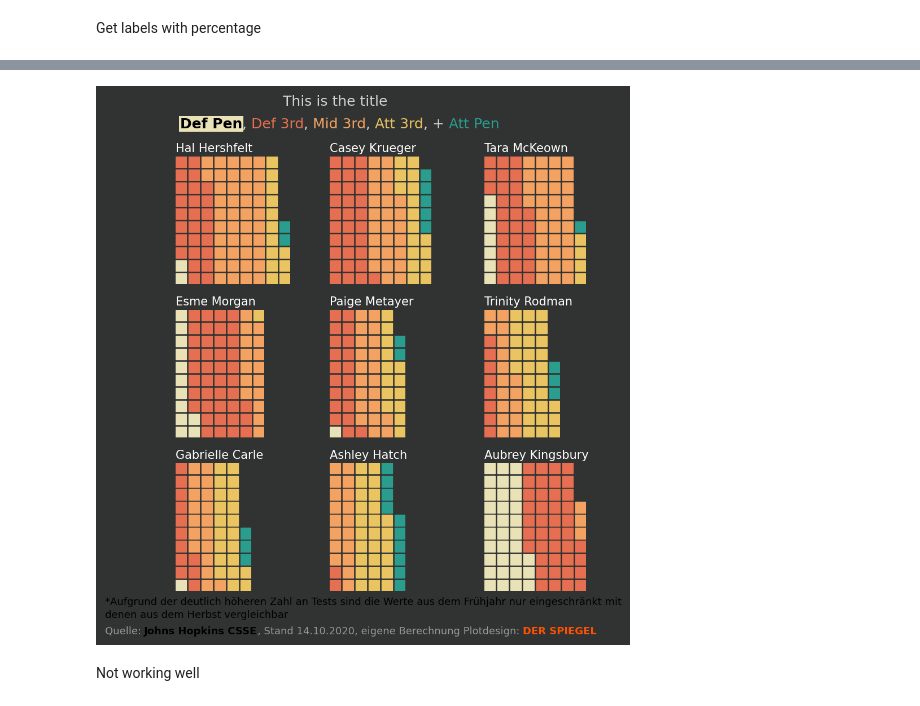
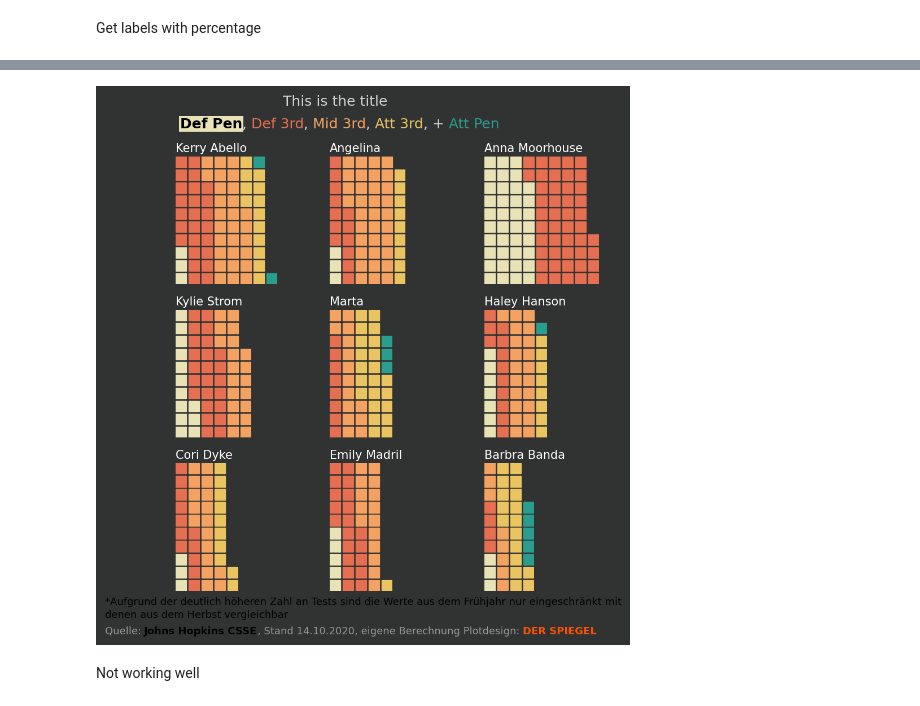
Before and after one commit to axelbol/football-analysis, a Jupyter notebook: possession_fbref.ipynb, the cells around one changed output, grey strips where cells are left out. Cells and saved outputs as stored; diff of their text form; code cells hidden in the pictures.

```diff
--- a/possession_fbref.ipynb
+++ b/possession_fbref.ipynb
@@ -270,6 +267,6 @@ df_possession_clean
 # %%
 # move column names
 
-df_possession_clean.columns = df_possession_clean.iloc[0]
-df_possession_clean
+df_possession_pride.columns = df_possession_pride.iloc[0]
+df_possession_pride
 # %% [output]
@@ -283,6 +280,6 @@ df_possession_clean
 # %%
 # drop player row
 
-df_possession_clean = df_possession_clean.drop('Player')
-df_possession_clean
+df_possession_pride = df_possession_pride.drop('Player')
+df_possession_pride
 # %% [output]
@@ -295,4 +292,4 @@ df_possession_clean
 # %%
-players_list = df_possession_clean.columns.values.tolist()
+players_list = df_possession_pride.columns.values.tolist()
 players_list
 # %% [output]
@@ -315,6 +311,6 @@ players_list
 # %%
 # remove player
 
-df_possession_clean = pd.DataFrame(df_possession_clean, columns=players_list)
-df_possession_clean
+df_possession_pride = pd.DataFrame(df_possession_pride, columns=players_list)
+df_possession_pride
 # %% [output]
@@ -445,7 +441,7 @@ fig = plt.figure(
     # labels=list(df_possession_clean.index),
     plots={
         331:{ #3x3 - 1 is the first plot
-            'values':df_possession_clean.iloc[:,0],
+            'values':df_possession_pride.iloc[:,0],
             # 'labels': [f"{k} ({v})" for k, v in data['Factory C'].items()],
             'title':{
                 'label':players_list[0],
@@ -456,7 +452,7 @@ fig = plt.figure(
             }
         },
         332:{ #3x3 - 2 is the first plot
-            'values':df_possession_clean.iloc[:,1],
+            'values':df_possession_pride.iloc[:,1],
             'title':{
                 'label':players_list[1],
                 'color':'white',
@@ -465,7 +461,7 @@ fig = plt.figure(
             }
         },
         333:{ #3x3 - 3 is the first plot
-            'values':df_possession_clean.iloc[:,2],
+            'values':df_possession_pride.iloc[:,2],
             'title':{
                 'label':players_list[2],
                 'color':'white',
@@ -474,7 +470,7 @@ fig = plt.figure(
             }
         },
         334:{ #3x3 - 4 is the first plot
-            'values':df_possession_clean.iloc[:,3],
+            'values':df_possession_pride.iloc[:,3],
             'title':{
                 'label':players_list[3],
                 'color':'white',
@@ -483,7 +479,7 @@ fig = plt.figure(
             }
         },
         335:{ #3x3 - 5 is the first plot
-            'values':df_possession_clean.iloc[:,4],
+            'values':df_possession_pride.iloc[:,4],
             'title':{
                 'label':players_list[4],
                 'color':'white',
@@ -492,7 +488,7 @@ fig = plt.figure(
             }
         },
         336:{ #3x3 - 6 is the first plot
-            'values':df_possession_clean.iloc[:,5],
+            'values':df_possession_pride.iloc[:,5],
             'title':{
                 'label':players_list[5],
                 'color':'white',
@@ -501,7 +497,7 @@ fig = plt.figure(
             }
         },
         337:{ #3x3 - 7 is the first plot
-            'values':df_possession_clean.iloc[:,6],
+            'values':df_possession_pride.iloc[:,6],
             'title':{
                 'label':players_list[6],
                 'color':'white',
@@ -510,7 +506,7 @@ fig = plt.figure(
             }
         },
         338:{ #3x3 - 8 is the first plot
-            'values':df_possession_clean.iloc[:,7],
+            'values':df_possession_pride.iloc[:,7],
             'title':{
                 'label':players_list[7],
                 'color':'white',
@@ -519,7 +515,7 @@ fig = plt.figure(
             }
         },
         339:{ #3x3 - 9 is the first plot
-            'values':df_possession_clean.iloc[:,8],
+            'values':df_possession_pride.iloc[:,8],
             'title':{
                 'label':players_list[8],
                 'color':'white',
@@ -540,34 +536,34 @@ fig_text(
     fontsize=18,
     textalign='center',
     vsep=12,
     color='lightgrey',
     highlight_textprops=[
         {'color': 'black', 'weight': 'bold', 'bbox': {'facecolor':'#eae2b7', **bboxprops}},
         # {"color": '#eae2b7'},
         {"color": '#e76f51'},
         {"color": '#f4a261'},
         {"color": '#e9c461'},
         {"color": '#2a9d8f'}
     ]
     #  highlight_colors = ['#eae2b7', '#e76f51', '#f4a261', '#e9c461', '#2a9d8f']
 )
 
 fig_text(
     s='<*Aufgrund der deutlich höheren Zahl an Tests sind die Werte aus dem Frühjahr nur eingeschränkt mit>\n' '<denen aus dem Herbst vergleichbar>\n\n' 'Quelle: <Johns Hopkins CSSE>, Stand 14.10.2020, eigene Berechnung Plotdesign: <DER SPIEGEL>',
     highlight_textprops=[
         {'color': 'k', 'weight': 'regular'},
         {'color': 'k', 'weight': 'regular'},
         {'color': 'k', 'weight': 'bold'},
         {'color': '#fc5203', 'weight': 'bold'}
     ],
     color='#969696',
     x=0, y=0.1,
     fontsize=13
 )
 
 fig.patch.set_facecolor('#313332')
 # %% [output]
-[figure, old version]
+[figure, new version]
 # %% [markdown]
 Not working well
 # %%
```
Also changed, not shown: parts of 30 cells of this notebook.
